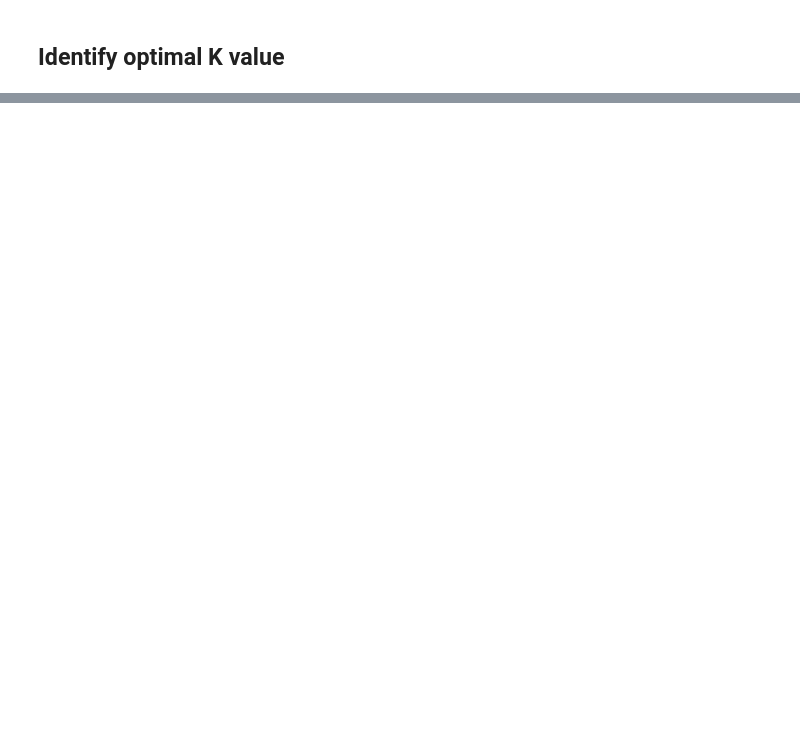
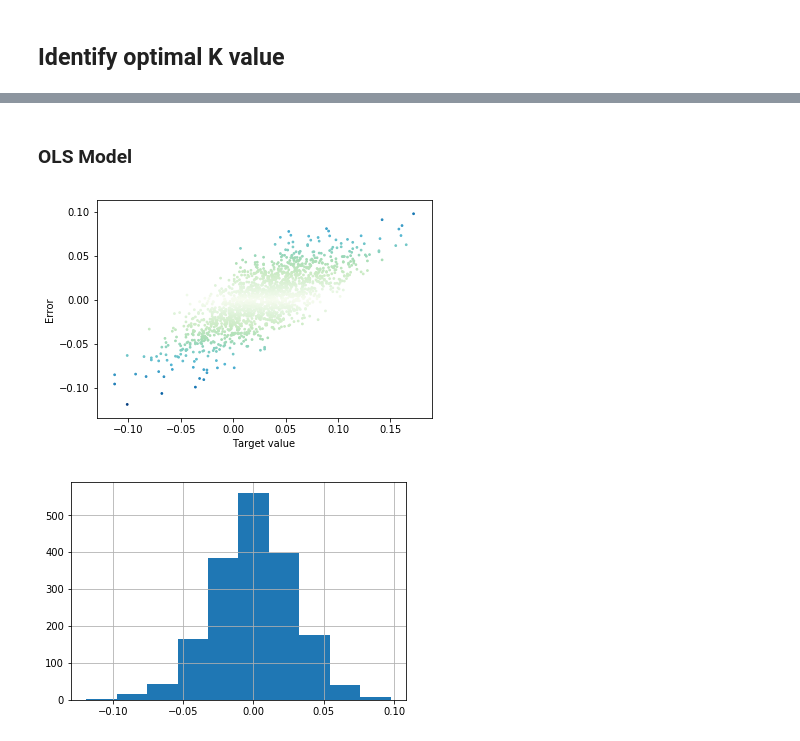
Before and after one commit to davidnmora/thinkful, a Jupyter notebook: KNN 3.1/3.1.4 Challenge - KNN vs OLS Model Comparison.ipynb, the cells around one changed output, grey strips where cells are left out. Drawn from its saved outputs; the diff is of its cells as text; code cells hidden in the pictures; blank space fills up the shorter version.

```diff
--- a/KNN 3.1/3.1.4 Challenge - KNN vs OLS Model Comparison.ipynb
+++ b/KNN 3.1/3.1.4 Challenge - KNN vs OLS Model Comparison.ipynb
@@ -117,6 +149,6 @@ def create_lm(linear_formula, df):
 
 lm_features = '+'.join(features) # {income}+{percent_white}+{gender_income_gap}
 linear_formula = f'{math_gap} ~ {lm_features}'
-create_lm(linear_formula, df)
+lm = create_lm(linear_formula, df)
 # %% [output]
 Params:
@@ -199,0 +265,8 @@ plt.show()
+# %% [markdown]
+### OLS Model
+# %%
+lm_y_pred = lm.predict(df[features])
+plot_error(df[math_gap], lm_y_pred)
+# %% [output]
+[figure, added]
+[figure, added]
```
Also changed, not shown: parts of 21 cells of this notebook, 2 other files.
